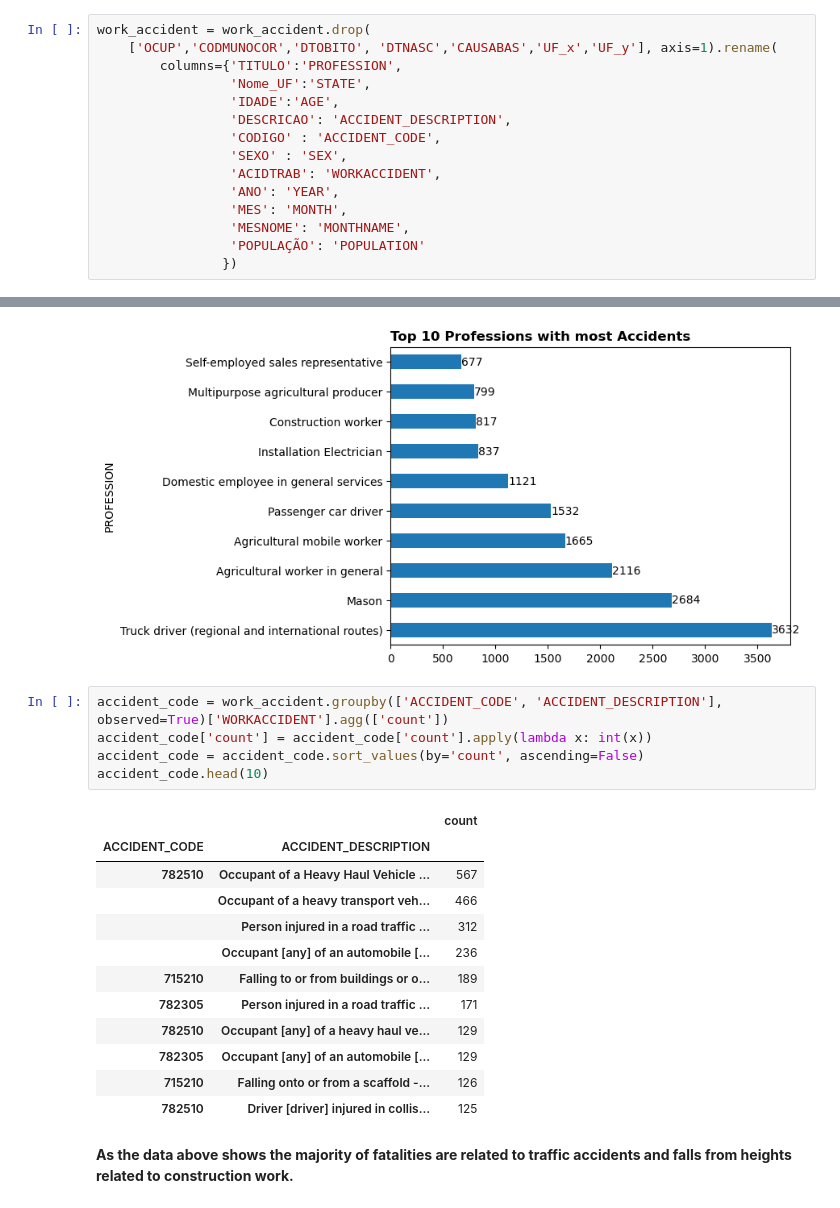
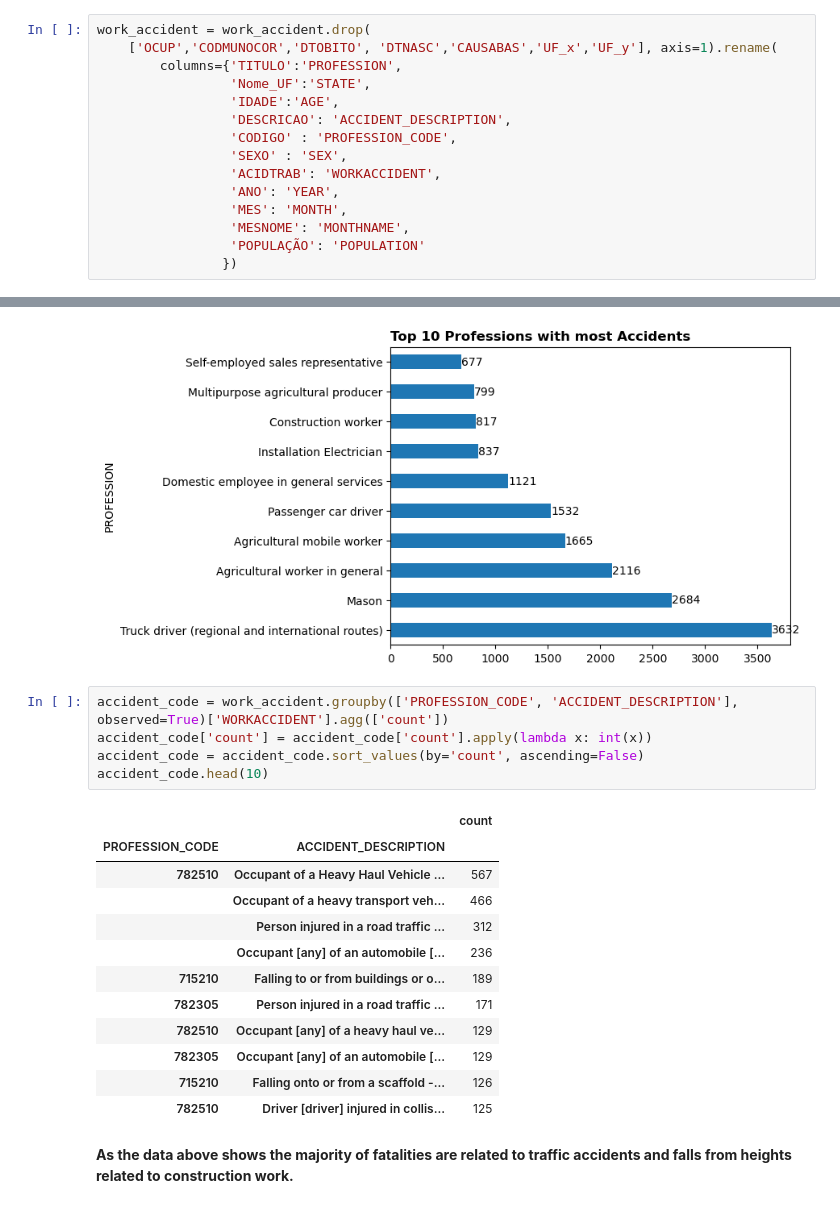
Before and after one commit to rodrigoegdata/Occupational-Accident-Mortality, a Jupyter notebook: Occupational_Accident_Mortality.ipynb, the cells around one changed output, grey strips where cells are left out. Drawn from its saved outputs; the diff is of its cells as text.

```diff
--- a/Occupational_Accident_Mortality.ipynb
+++ b/Occupational_Accident_Mortality.ipynb
@@ -102,7 +102,7 @@ work_accident = work_accident.drop(
                  'Nome_UF':'STATE',
                  'IDADE':'AGE',
                  'DESCRICAO': 'ACCIDENT_DESCRIPTION',
-                 'CODIGO' : 'ACCIDENT_CODE',
+                 'CODIGO' : 'PROFESSION_CODE',
                  'SEXO' : 'SEX',
                  'ACIDTRAB': 'WORKACCIDENT',
                  'ANO': 'YEAR',
@@ -285,13 +287,13 @@ plt.show()
 # %% [output]
 [figure]
 # %%
-accident_code = work_accident.groupby(['ACCIDENT_CODE', 'ACCIDENT_DESCRIPTION'], observed=True)['WORKACCIDENT'].agg(['count'])
+accident_code = work_accident.groupby(['PROFESSION_CODE', 'ACCIDENT_DESCRIPTION'], observed=True)['WORKACCIDENT'].agg(['count'])
 accident_code['count'] = accident_code['count'].apply(lambda x: int(x))
 accident_code = accident_code.sort_values(by='count', ascending=False)
 accident_code.head(10)
 # %% [output]
 |  |  | count |
-| ACCIDENT_CODE | ACCIDENT_DESCRIPTION |  |
+| PROFESSION_CODE | ACCIDENT_DESCRIPTION |  |
 | 782510 | Occupant of a Heavy Haul Vehicle ... | 567 |
 |  | Occupant of a heavy transport veh... | 466 |
 |  | Person injured in a road traffic ... | 312 |
```
Also changed, not shown: parts of 4 cells of this notebook.
